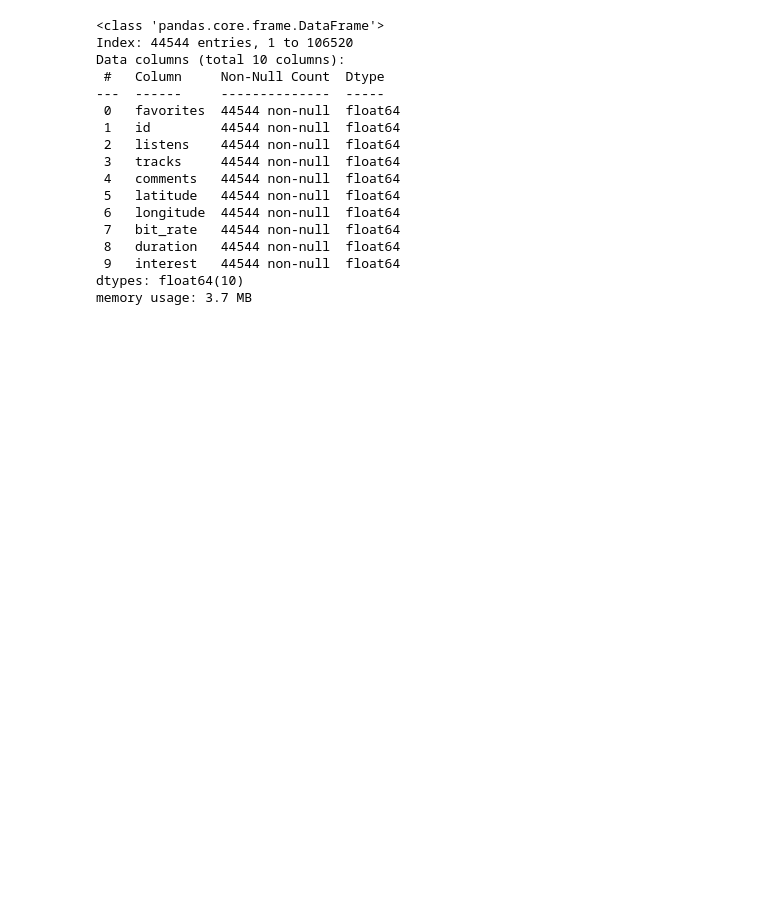
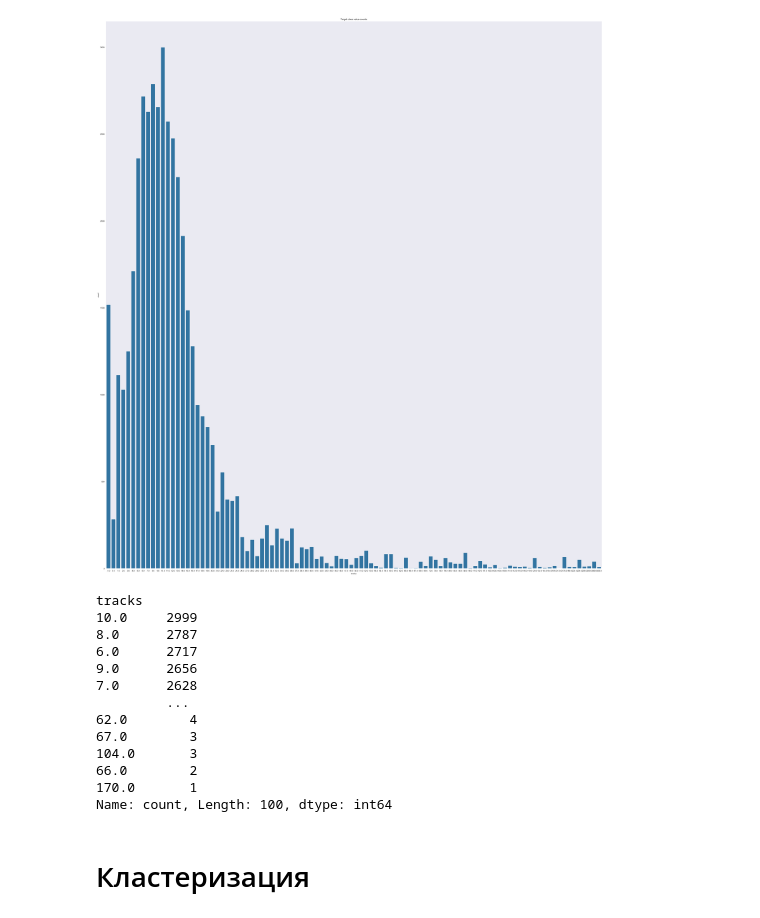
Before and after one commit to FuseII/intelligent_systems, a Jupyter notebook: lab_11_12/clustering_FMA.ipynb, the cells around one changed output. Drawn from its saved outputs; the diff is of its cells as text; code cells hidden in the pictures; blank space fills up the shorter version.

```diff
--- a/lab_11_12/clustering_FMA.ipynb
+++ b/lab_11_12/clustering_FMA.ipynb
@@ -28,3 +34,0 @@ columnns = ['favorites','id', 'listens','tracks','comments.1','latitude','longit
-# %%
-tracks.reset_index(inplace=True)
-tracks
@@ -45,2 +34,0 @@ tracks
-# %%
-tracks = tracks[columnns][1:]
@@ -51,2 +34,0 @@ tracks.shape
-# %%
-tracks = tracks.dropna(how='any')
@@ -57,3 +34,0 @@ tracks.shape
-# %%
-tracks = tracks.rename({'comments.1':'comments'}, axis='columns')
-tracks
@@ -74,20 +34,0 @@ tracks
-# %%
-tracks.info()
-# %% [output]
-<class 'pandas.core.frame.DataFrame'>
-Index: 44544 entries, 1 to 106520
-Data columns (total 10 columns):
- #   Column     Non-Null Count  Dtype
----  ------     --------------  -----
- 0   favorites  44544 non-null  float64
- 1   id         44544 non-null  float64
- 2   listens    44544 non-null  float64
- 3   tracks     44544 non-null  float64
- 4   comments   44544 non-null  float64
- 5   latitude   44544 non-null  float64
- 6   longitude  44544 non-null  float64
- 7   bit_rate   44544 non-null  float64
- 8   duration   44544 non-null  float64
- 9   interest   44544 non-null  float64
-dtypes: float64(10)
-memory usage: 3.7 MB
@@ -95,0 +35,25 @@ tracks.to_csv(r'D:\Artem\Magistrature\1_sem\intellg_systems_and_techno\labs\data
+# %%
+plt.figure(figsize=(45, 50), dpi=130)
+plt.grid()
+sns.countplot(x=tracks['tracks'])
+plt.title("Target class value counts")
+plt.show()
+# plt.close()
+print(tracks['tracks'].value_counts())
+# %% [output]
+[figure, added]
+tracks
+10.0     2999
+8.0      2787
+6.0      2717
+9.0      2656
+7.0      2628
+         ...
+62.0        4
+67.0        3
+104.0       3
+66.0        2
+170.0       1
+Name: count, Length: 100, dtype: int64
+# %% [markdown]
+# Кластеризация
```
Also changed, not shown: parts of 41 cells of this notebook.
